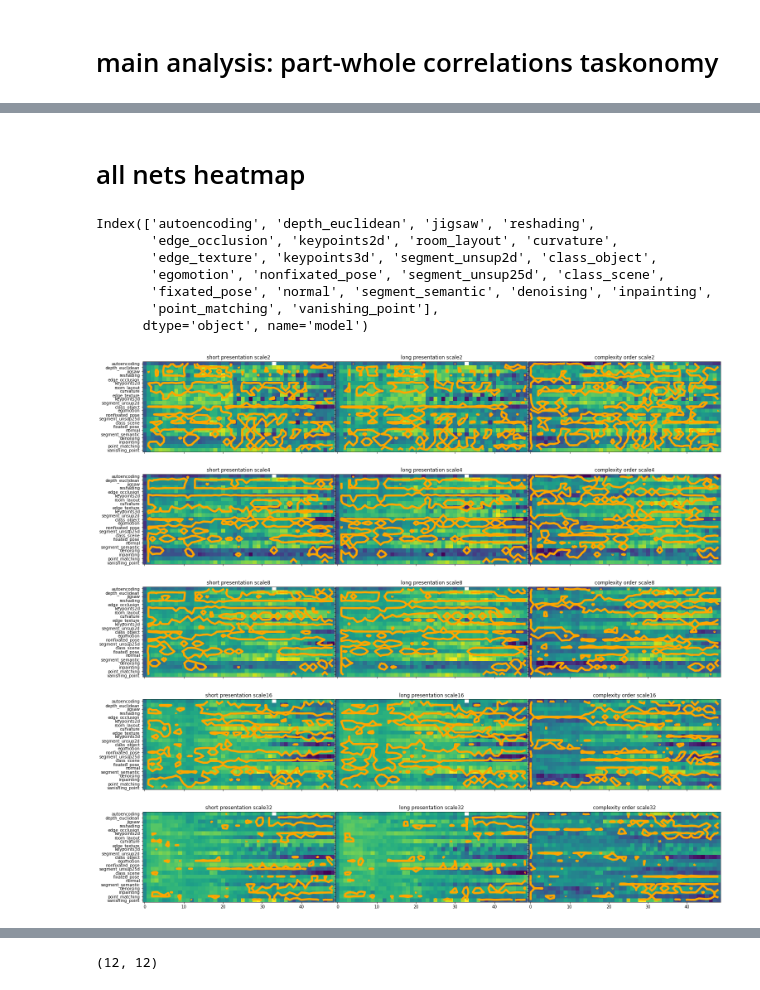
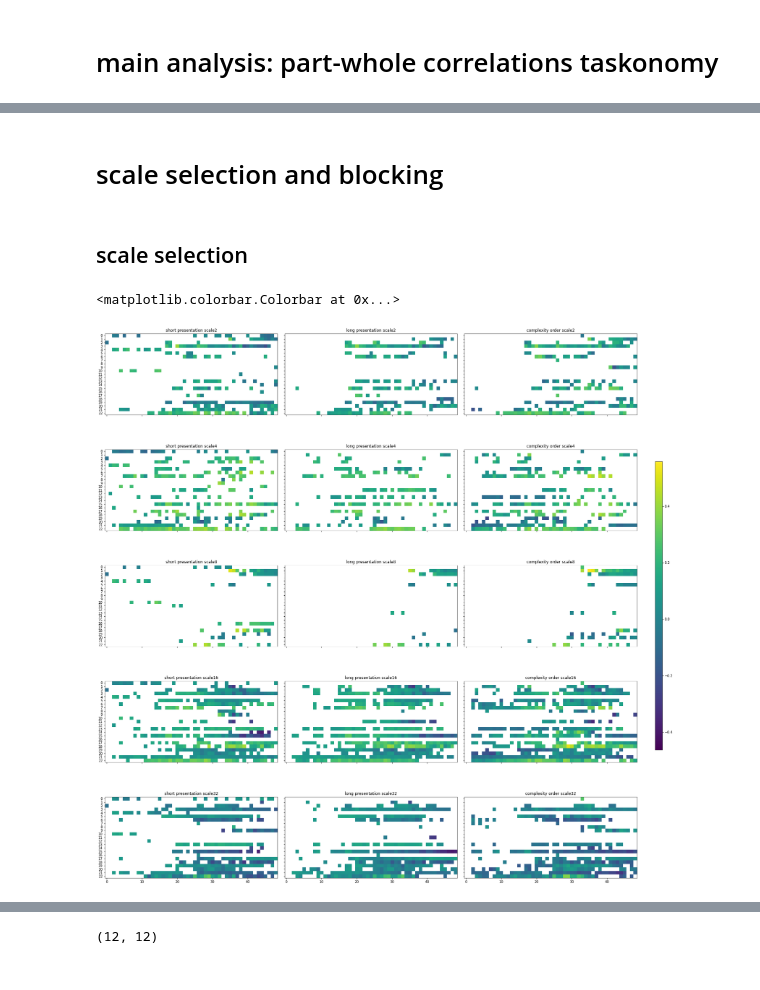
Before and after one commit to toniklenk/analysis-taskonomy, a Jupyter notebook: scripts/ibcorr analysis.ipynb, the cells around one changed output, grey strips where cells are left out. Drawn from its saved outputs; the diff is of its cells as text; code cells hidden in the pictures.

```diff
--- a/scripts/ibcorr analysis.ipynb
+++ b/scripts/ibcorr analysis.ipynb
@@ -66,7 +69,7 @@ for dataset_name in DATASET_NAMES:
 # %%
-# create folder structure for results
+# integration
 for model_name in MODEL_NAMES:
     for dataset_name in DATASET_NAMES:
         for scale_name in SCALE_NAMES:
-            dir_path = os.path.join(PATH_INTEGRATION_VALUES, model_name, dataset_name, scale_name)
+            dir_path = os.path.join(PATH_INTEGRATION_BLOCKED, model_name, dataset_name, scale_name)
             os.makedirs(dir_path)
@@ -90,0 +92,3 @@ for model_name in MODEL_NAMES:
+# %%
+for model_name in MODEL_NAMES:
+    os.makedirs(os.path.join('../data mat', 'ibcorr blocked_integr', model_name))
@@ -91,3 +98,6 @@ for model_name in MODEL_NAMES:
+# %%
+for model_name in MODEL_NAMES:
+    os.makedirs(os.path.join('../data mat', 'integration blocked', model_name))
 # %% [markdown]
 # main analysis: part-whole correlations taskonomy
 # %%
@@ -250,32 +274,32 @@ df_p
-# %% [markdown]
-# all nets heatmap
-# %%
-corr.index
-# %% [output]
-Index(['autoencoding', 'depth_euclidean', 'jigsaw', 'reshading',
-       'edge_occlusion', 'keypoints2d', 'room_layout', 'curvature',
-       'edge_texture', 'keypoints3d', 'segment_unsup2d', 'class_object',
-       'egomotion', 'nonfixated_pose', 'segment_unsup25d', 'class_scene',
-       'fixated_pose', 'normal', 'segment_semantic', 'denoising', 'inpainting',
-       'point_matching', 'vanishing_point'],
-      dtype='object', name='model')
+# %% [markdown]
+# scale selection and blocking
+# %% [markdown]
+## scale selection
+# %%
+# plot only significant pixels, bonferroni MCC
+adjusted_pvalue = 0.05/49
+df_ib_sig = df_ib.copy()
+df_ib_sig.iloc[(df_p > adjusted_pvalue).values] = np.nan
 # %%
 # scale x study grid of all-net heatmaps
-fig, axes = plt.subplots(5, 3, figsize=(25,25), sharex=True,sharey=True)
+fig, axes = plt.subplots(5, 3, figsize=(24,24), sharex=True,sharey=True, constrained_layout=True)
 
 for idsc, scale in enumerate(SCALE_NAMES):
     for idst, study in enumerate(STUDY_NAMES):
-        corr= df_ib.loc[(slice(None), study,scale),:].droplevel(['scale','study'])
+        corr= df_ib_sig.loc[(slice(None), study,scale),:].droplevel(['scale','study'])
         p   = df_p.loc[(slice(None), study,scale),:].droplevel(['scale','study'])
 
         ax = axes[idsc,idst]
-        ax.imshow(corr)
-        ax.contour(p, levels=[0.05], colors='orange', linewidths=5, corner_mask = False)
+        im = ax.imshow(corr, vmin=df_ib.min().min(), vmax=df_ib.max().max())
+        #ax.contour(p, levels=[0.05], colors='orange', linewidths=5, corner_mask = False)
 
         ax.set_yticks(range(len(corr.index)))
-        ax.set_yticklabels(corr.index)
+        #ax.set_yticklabels(corr.index)
         ax.set_title(study + ' ' + scale)
 
-plt.subplots_adjust(hspace=0.0, wspace=.005)
+fig.colorbar(im, ax =axes,orientation='vertical', fraction=.2, pad=0.03, shrink=.5)
+#plt.subplots_adjust(hspace=0.2, wspace=.005)
+#plt.tight_layout()
 # %% [output]
+<matplotlib.colorbar.Colorbar at 0x...>
-[figure, old version]
+[figure, new version]
```
Also changed, not shown: parts of 30 cells of this notebook, 5 other files.
